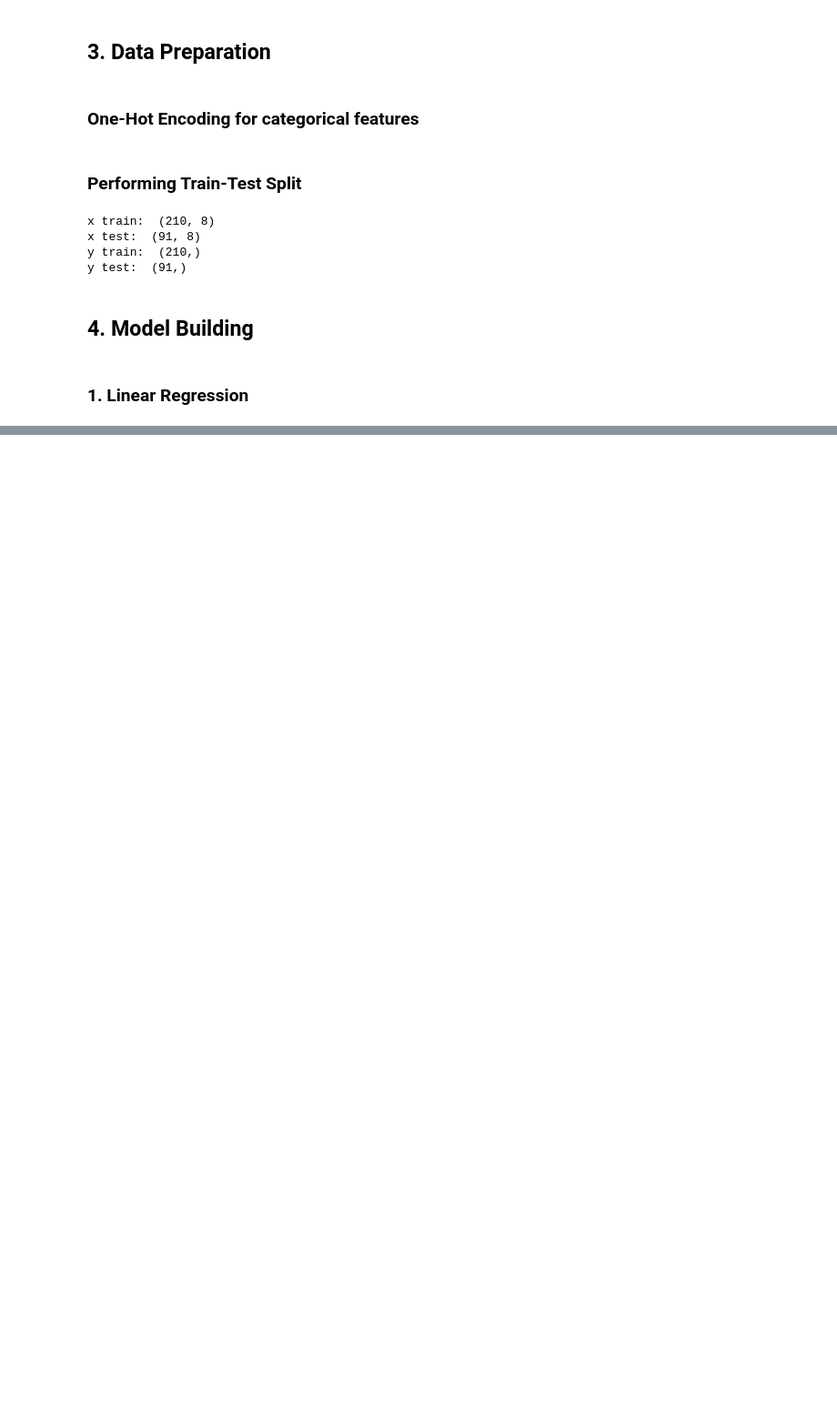
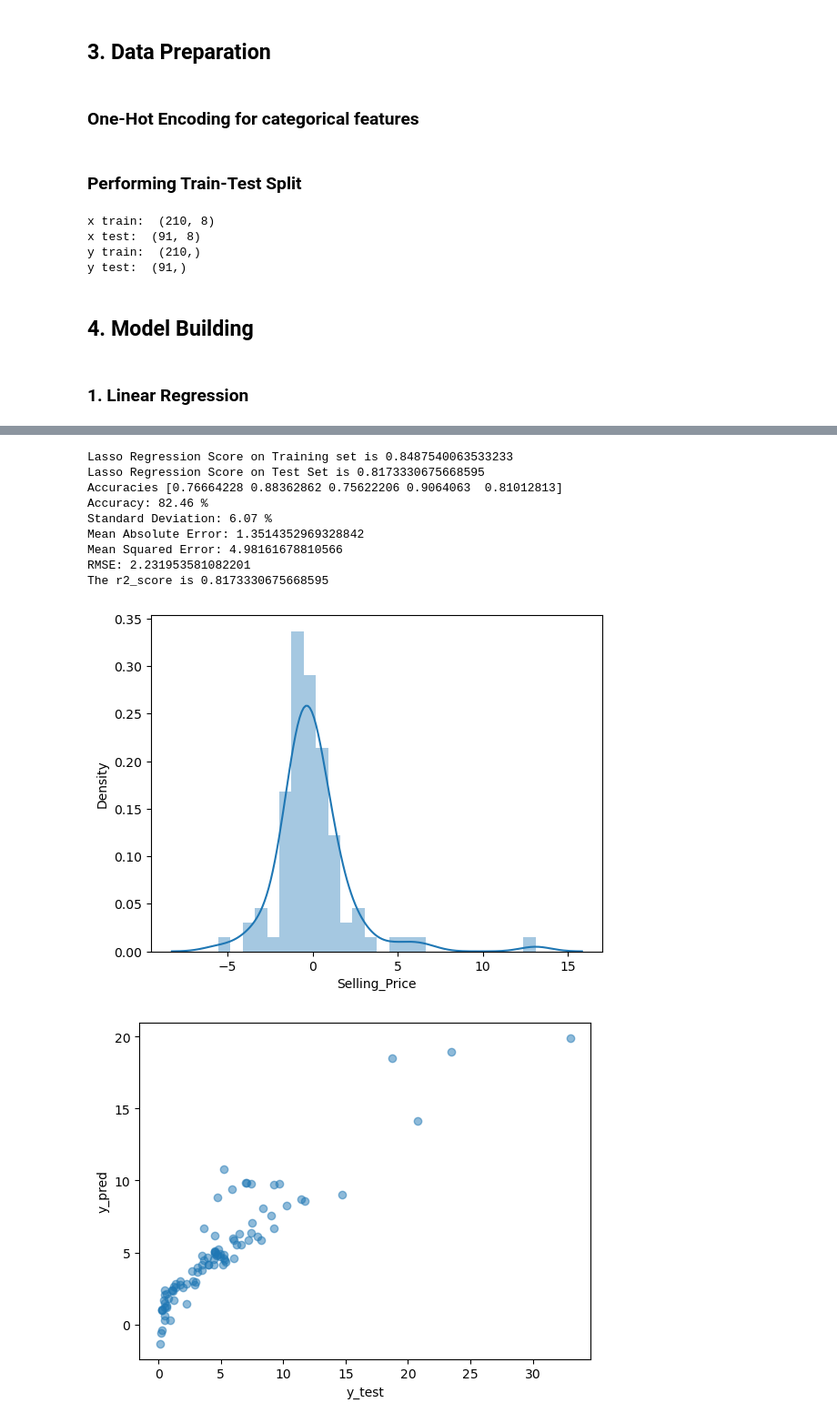
Before and after one commit to Bharathkumar-ms/car_price_prediction-streamlit, a Jupyter notebook: car-price-prediction-project.ipynb, the cells around one changed output, grey strips where cells are left out. Shown: that part at 91% size. Cells and saved outputs as stored; diff of their text form; code cells hidden in the pictures; blank space fills up the shorter version.

```diff
--- a/car-price-prediction-project.ipynb
+++ b/car-price-prediction-project.ipynb
@@ -164,0 +197,44 @@ Cross-Val-Mean-Score:  0.7739359020801272
+# %%
+#Linear Regression
+from sklearn.linear_model import  Lasso
+lr=Lasso()
+lr.fit(X_train, y_train)
+y_pred=lr.predict(X_test)
+
+print("Lasso Regression Score on Training set is",lr.score(X_train, y_train))#Training Accuracy
+print("Lasso Regression Score on Test Set is",lr.score(X_test, y_test))#Testing Accuracy
+
+accuracies = cross_val_score(lr, X_train, y_train, cv = 5)
+print("Accuracies",accuracies)
+print("Accuracy: {:.2f} %".format(accuracies.mean()*100))
+print("Standard Deviation: {:.2f} %".format(accuracies.std()*100))
+
+mae=mean_absolute_error(y_pred, y_test)
+print("Mean Absolute Error:" , mae)
+
+mse=mean_squared_error(y_test, y_pred)
+print("Mean Squared Error:" , mse)
+
+print('RMSE:', np.sqrt(metrics.mean_squared_error(y_test, y_pred)))
+
+print('The r2_score is', metrics.r2_score(y_test, y_pred))
+
+sns.distplot(y_test-y_pred)
+plt.show()
+
+plt.scatter(y_test, y_pred, alpha = 0.5)
+plt.xlabel("y_test")
+plt.ylabel("y_pred")
+plt.show()
+# %% [output]
+Lasso Regression Score on Training set is 0.8487540063533233
+Lasso Regression Score on Test Set is 0.8173330675668595
+Accuracies [0.76664228 0.88362862 0.75622206 0.9064063  0.81012813]
+Accuracy: 82.46 %
+Standard Deviation: 6.07 %
+Mean Absolute Error: 1.3514352969328842
+Mean Squared Error: 4.98161678810566
+RMSE: 2.231953581082201
+The r2_score is 0.8173330675668595
+[figure, added]
+[figure, added]
```
Also changed, not shown: parts of 34 cells of this notebook.
